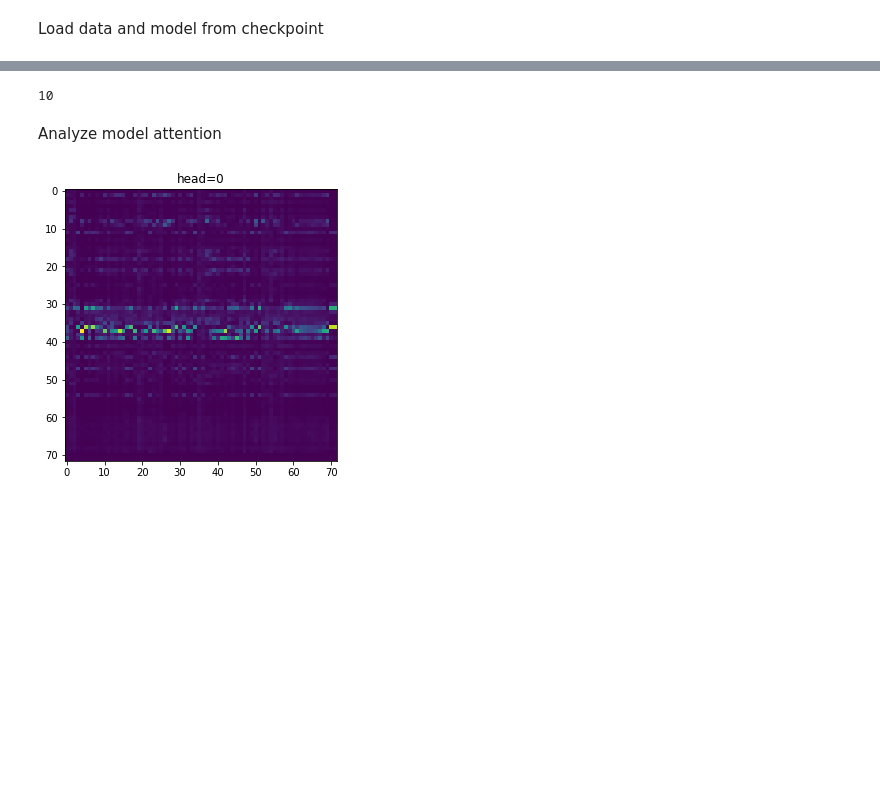
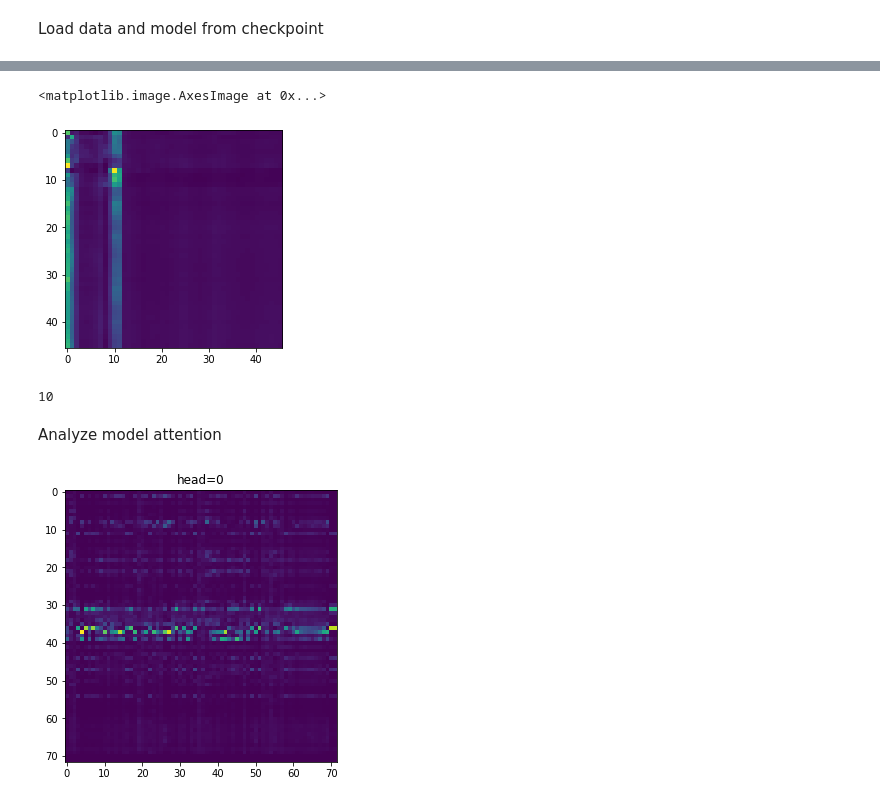
Before and after one commit to mhbakalar/phla-prediction, a Jupyter notebook: analysis/analysis.ipynb, the cells around one changed output, grey strips where cells are left out. Cells and saved outputs as stored; diff of their text form; code cells hidden in the pictures; blank space fills up the shorter version.

```diff
--- a/analysis/analysis.ipynb
+++ b/analysis/analysis.ipynb
@@ -53,3 +65,10 @@ Missing logger folder: /Users/mbakalar/Documents/Hacohen/Computational/peptide-h
+# %%
+batch = 1
+attn_map = attn_outputs['phla_transformer_encoder'][2].outputs[batch]
+plt.imshow(attn_map.mean(axis=0)[0,:,:])
+# %% [output]
+<matplotlib.image.AxesImage at 0x...>
+[figure, added]
 # %%
 data = models.datasets.phla_data.PeptideHLADataModule(
     hits_file=hits_file,
```
Also changed, not shown: parts of 5 cells of this notebook, 20 other files.
